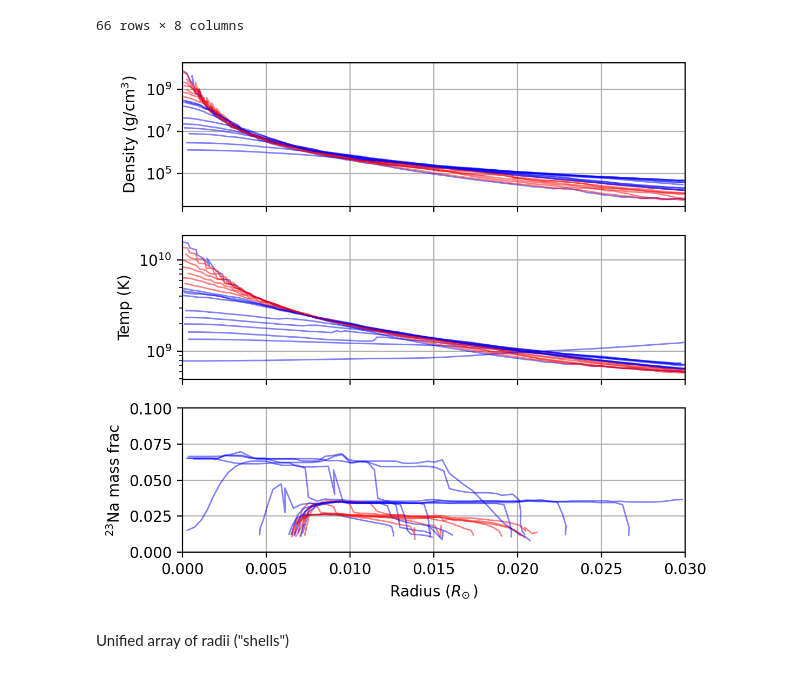
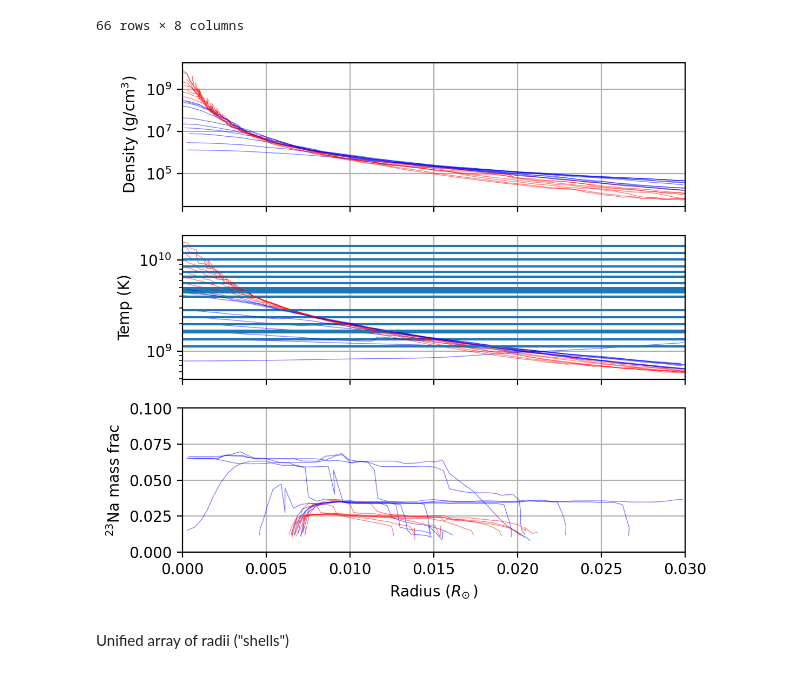
Before and after one commit to xingyzt/stellar-axions, a Jupyter notebook: main.ipynb, the cells around one changed output. Cells and saved outputs as stored; diff of their text form; code cells hidden in the pictures.

```diff
--- a/main.ipynb
+++ b/main.ipynb
@@ -92,7 +92,7 @@ for star in stars:
     r_T_raw   = array(sim["radius_temp"]) * u.R_sun
     T_raw     = (10 ** array(sim["log_Ts"])) * u.K
     T_core    = (10 ** sim["log_T_core"][0]) * u.K
-    color  =  "red" if T_core > 5e9 * u.K else "blue"
+    color  =  "red" if T_raw[0] > 5e9 * u.K else "blue"
 
     r_Z_raw   = array(sim["radius"]) * u.R_sun
     Z_raw     = 10 ** array(sim["log_mass_fraction"])
@@ -100,45 +100,46 @@ for star in stars:
 
     plt.sca(axs[0])
     plt.yscale('log')
-    plt.plot(r_rho_raw, rho_raw, lw=1, alpha=0.5, c=color)
+    plt.plot(r_rho_raw, rho_raw, lw=0.5, alpha=0.5, c=color)
     plt.ylabel("Density (g/cm$^3$)")
 
     plt.sca(axs[1])
     plt.yscale('log')
-    plt.plot(r_T_raw, T_raw, lw=1, alpha=0.5, c=color)
+    plt.plot(r_T_raw, T_raw, lw=0.5, alpha=0.5, c=color)
+    plt.axhline(T_core)
     plt.ylabel("Temp (K)")
 
     plt.sca(axs[2])
     plt.ylim(0, 0.1)
     plt.xlim(0, rmax.value)
-    plt.plot(r_Z_raw, Z_raw, label=id, lw=1, alpha=0.5, c=color)
+    plt.plot(r_Z_raw, Z_raw, label=id, lw=0.5, alpha=0.5, c=color)
     plt.ylabel("$^{23}$Na mass frac")
     plt.xlabel("Radius ($R\!_\odot$)")
     # plt.legend(loc='lower right')
 
     star.update({
 
         "r_rho_raw": r_rho_raw,
         "rho_raw": rho_raw,
 
         "r_T_raw": r_T_raw,
         "T_raw": T_raw,
         "T_core": T_core,
 
         "r_Z_raw": r_Z_raw,
         "Z_raw": Z_raw,
 
         "color": color,
 
     })
 
 for ax in axs:
     plt.sca(ax)
     plt.grid()
 
 plt.show()
 # %% [output]
-[figure, old version]
+[figure, new version]
 # %% [markdown]
 Unified array of radii ("shells")
 # %% [markdown]
```
Also changed, not shown: parts of 9 cells of this notebook.
